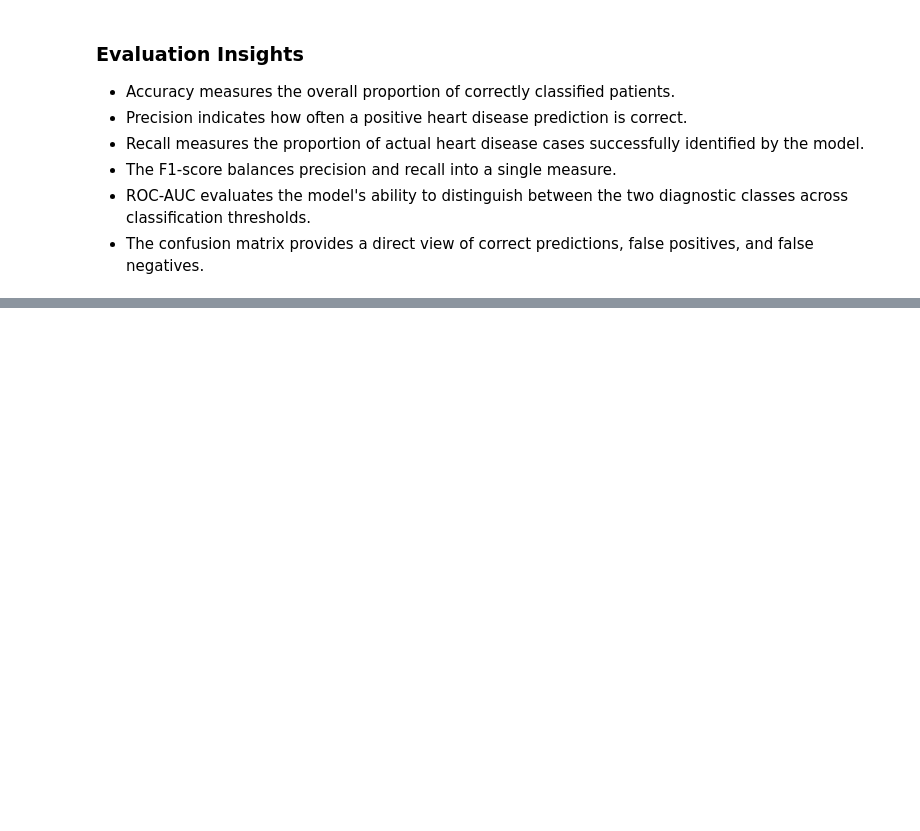
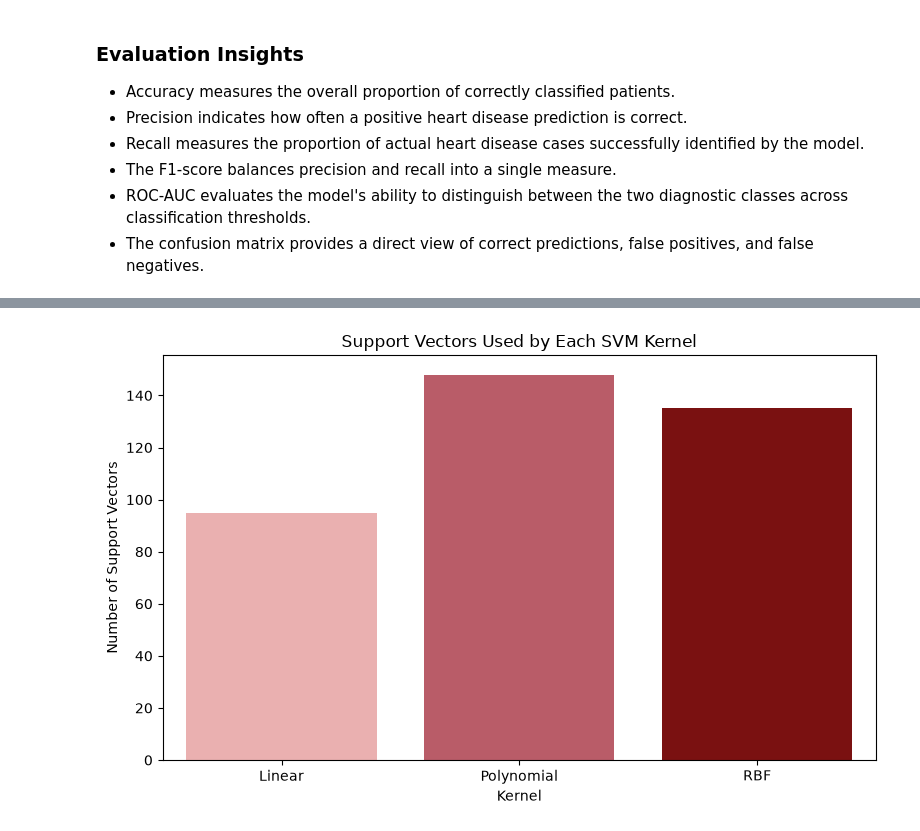
Before and after one commit to Pralishatripathy000/ml-support-vector-machine, a Jupyter notebook: notebook.ipynb, the cells around one changed output, grey strips where cells are left out. Saved outputs shown, nothing was run; the diff lists cells and outputs as text; code cells hidden in the pictures; blank space fills up the shorter version.

```diff
--- a/notebook.ipynb
+++ b/notebook.ipynb
@@ -804,0 +890,21 @@ plt.show()
+# %%
+# Compare the number of support vectors required by each kernel
+
+plt.figure(figsize=(8, 5))
+
+sns.barplot(
+    data=kernel_comparison,
+    x="Kernel",
+    y="Support Vectors",
+    palette=["#F4A6A6", "#C94C5C", "#8B0000"]
+)
+
+plt.title("Support Vectors Used by Each SVM Kernel")
+plt.xlabel("Kernel")
+plt.ylabel("Number of Support Vectors")
+
+plt.tight_layout()
+plt.savefig("outputs/figures/kernel_support_vectors.png", dpi=300)
+plt.show()
+# %% [output]
+[figure, added]
```
Also changed, not shown: parts of 5 cells of this notebook, 3 other files.
